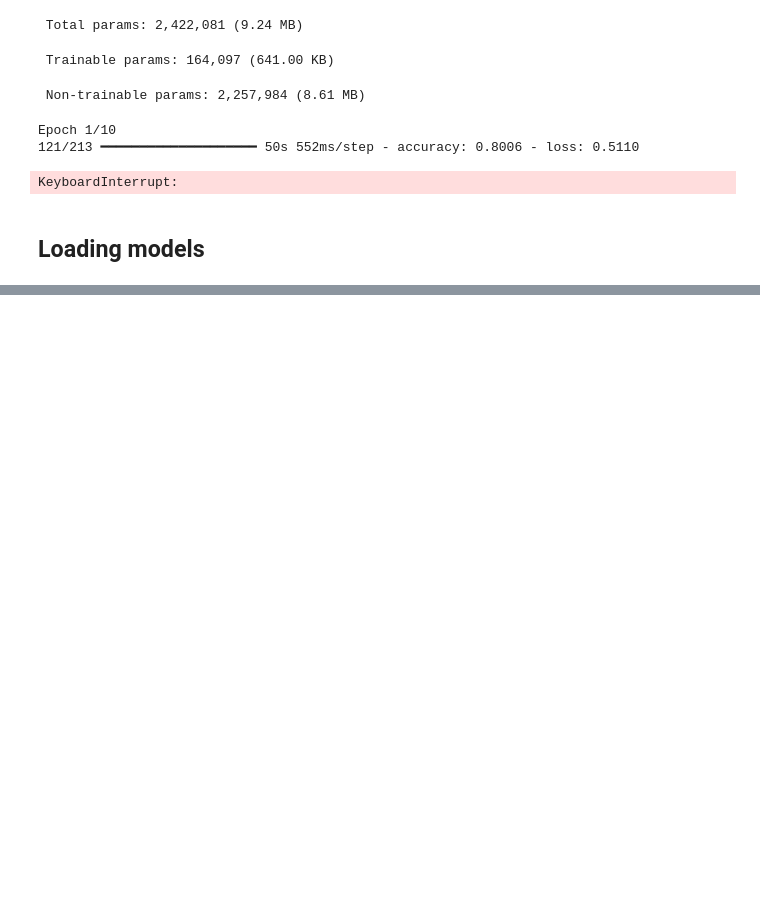
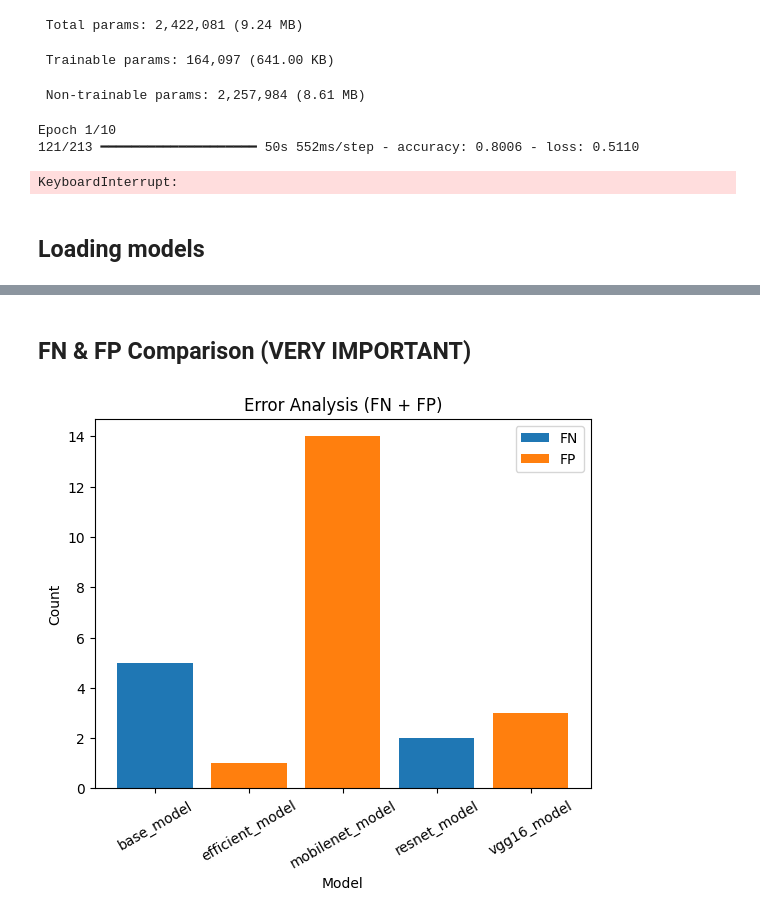
Before and after one commit to Asadullah2412/CNN-to-Transfer-Learning, a Jupyter notebook: transfer_learning.ipynb, the cells around one changed output, grey strips where cells are left out. Drawn from its saved outputs; the diff is of its cells as text; code cells hidden in the pictures; blank space fills up the shorter version.

```diff
--- a/transfer_learning.ipynb
+++ b/transfer_learning.ipynb
@@ -748,0 +920,14 @@ print(class_names[np.argmax(pred)])
+# %% [markdown]
+## FN & FP Comparison (VERY IMPORTANT)
+# %%
+plt.figure()
+plt.bar(df['model_name'], df['FN'], label='FN')
+plt.bar(df['model_name'], df['FP'], bottom=df['FN'], label='FP')
+plt.title("Error Analysis (FN + FP)")
+plt.xlabel("Model")
+plt.ylabel("Count")
+plt.legend()
+plt.xticks(rotation=30)
+plt.show()
+# %% [output]
+[figure, added]
```
Also changed, not shown: parts of 19 cells of this notebook, 1 other file.
